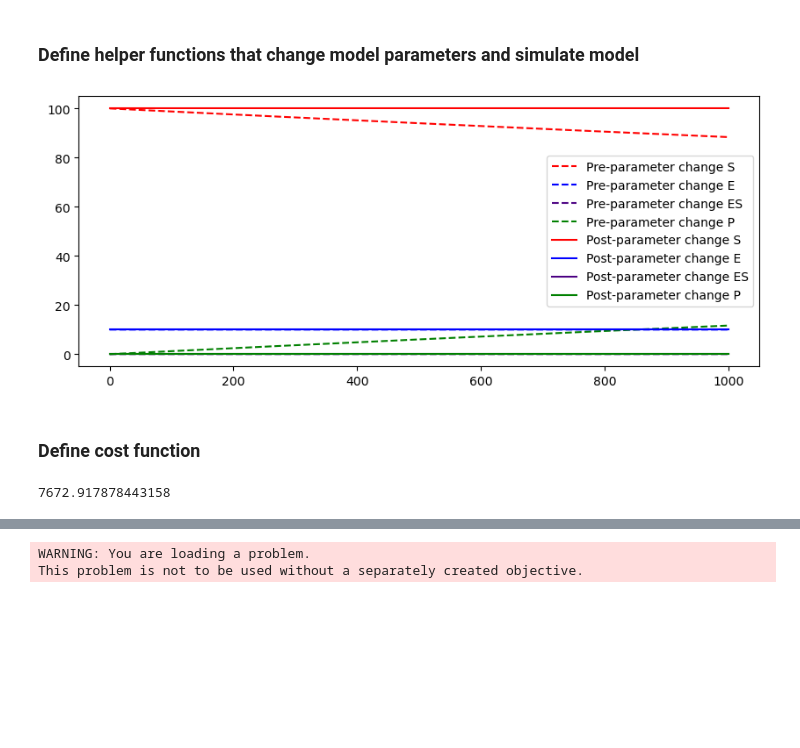
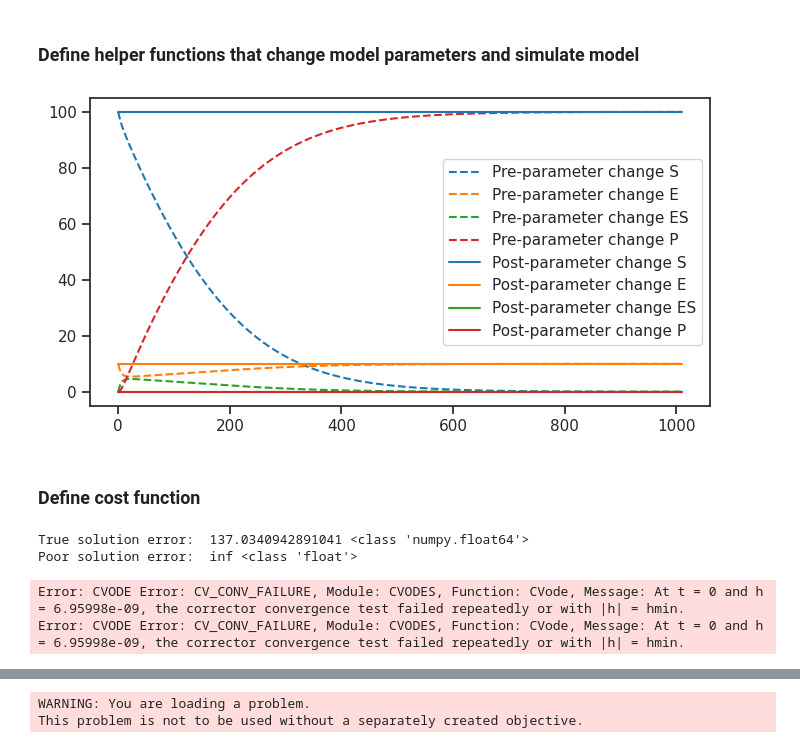
Before and after one commit to LarkinIt/ModelCalibrationExamples, a Jupyter notebook: Michaelis-Menten/mm_example.ipynb, the cells around one changed output, grey strips where cells are left out. Cells and saved outputs as stored; diff of their text form; code cells hidden in the pictures; blank space fills up the shorter version.

Commit message:
Michaelis-Menten example now fits to synthetic product data

```diff
--- a/Michaelis-Menten/mm_example.ipynb
+++ b/Michaelis-Menten/mm_example.ipynb
@@ -71,0 +88,27 @@ rr["init([S2])"] = float(init_conds[1]) # change initial enzyme concentration
+# %%
+def gaussian_noise(x,std, mu=0):
+    noise = np.random.normal(mu, std, size = x.shape)
+    x_noisy = x + noise
+    return x_noisy
+
+rr.resetAll()
+res = rr.simulate(0, DURATION, N_PTS)
+ts_data = res[:, 0]
+prod_traj = res[:, -1]
+
+std = PCT_NOISE * np.std(prod_traj)
+noisy_data = gaussian_noise(prod_traj, std)
+
+# Plot noisy data
+plt.figure(figsize=(8,4), dpi=100)
+plt.plot(ts_data, prod_traj, 'r-', label="Original")
+plt.plot(ts_data, noisy_data, 'rx', label="Noisy Data")
+plt.legend(); plt.margins(x=0.015, y=0.015)
+plt.xlabel('Time'); plt.ylabel('Concentration');
+plt.title('Synthetic Data');
+
+# Save for later
+df = pd.DataFrame()
+df['Time'] = ts_data
+df['Product'] = noisy_data
+df.to_csv('synthetic_mm_data.csv', index=False)
@@ -72,80 +117,77 @@ rr["init([S2])"] = float(init_conds[1]) # change initial enzyme concentration
 # %% [markdown]
 ### Define helper functions that change model parameters and simulate model
 # %%
-# determine output time points for model based on data time points
-step = (len(data_ts)-1)*10
-duration = 1000.0
-
 def change_and_run(new_params):
-    rr.reset()
+    rr.resetAll()
     for name,val in zip(PARAMS, new_params):
-        #print(name, "PRE-CHANGE IN MODEL: ",  rr[name])
         rr[name] = val
         rr.reset() # This forces assignment rules in the SBML model to be re-evaluated
         #print(name, val, rr[name])
     try:
-        res = rr.simulate(0, duration, steps=step)
+        res = rr.simulate(0, DURATION, N_PTS)
         #print(res)
     except:
         res = []
-    return res
+    return np.asarray(res)
 
 rr.resetAll()
-plt.figure(figsize=(10,4))
-orig_traj = rr.simulate(0, duration, steps=step)
+plt.figure(figsize=(8,4), dpi=100)
+orig_traj = rr.simulate(0, DURATION, N_PTS*100)
 orig_ts = orig_traj[:, 0]
-#print(orig_ts)
+
 orig_specs = np.transpose(orig_traj[:, 1:])
 for cur_label, cur_traj, cur_c in zip(SPECIES, orig_specs, SPECIES_COLORS):
     plt.plot(orig_ts, cur_traj, c=cur_c, label="Pre-parameter change %s"%cur_label, linestyle="--")
 plt.legend();
 
 # sanity check by setting all parameters to near 0
 traj = change_and_run([-10, -10, -10])
 traj_ts = traj[:, 0]
 traj_specs = np.transpose(traj[:, 1:])
 
 for cur_label, cur_traj, cur_c in zip(SPECIES, traj_specs, SPECIES_COLORS):
     plt.plot(traj_ts, cur_traj, c=cur_c, label="Post-parameter change %s"%cur_label)
 plt.legend();
 # %% [output]
-[figure, old version]
+[figure, new version]
 # %% [markdown]
 ### Define cost function
 # %%
 def cost_fun(params):
     candidate_params = copy.deepcopy(params)
-    guess_res = change_and_run(candidate_params)
+    res_guess = change_and_run(candidate_params)
 
-    if np.isnan(guess_res).any():
+    if np.isnan(res_guess).any() or not np.any(res_guess):
         return np.inf
 
-    guess_ts = guess_res[:, 0]
-    guess_s = guess_res[:, 1] # substrate
-    #print(guess_ts)
-    #print('Data: ', data_ts)
-    t_idxs = np.array([i for i in range(len(guess_ts)) for j in range(len(data_ts)) if math.isclose(guess_ts[i],data_ts[j])])
-    #print('\n\nT_IDXS: ', t_idxs, '\n', t_idxs.shape[0])
-    #print(data_ts.shape[0])
+    ts_guess = res_guess[:, 0]
+    p_guess = res_guess[:, -1] # product
 
-    #for g, d in zip(guess_ts, data_ts):
-    #print(g, d, g==d, math.isclose(g,d))
+    #print(ts_data, '\n', ts_guess[:10])
+    t_idxs = np.array([i for i in range(len(ts_guess)) for j in range(len(ts_data)) if math.isclose(ts_guess[i],ts_data[j])])
 
-    if t_idxs.shape[0] != data_ts.shape[0]:
+    if t_idxs.shape[0] != ts_data.shape[0]:
+        print(t_idxs.shape[0], ts_data.shape[0])
         raise Exception('Not all the times outputted by candidate parameter system are found in data time points! We cannot calculate error!')
 
-    guess_s_short = guess_s[t_idxs]
-    sse = np.sum(np.square(data_means - guess_s_short) / data_stds)
+    p_guess_short = p_guess[t_idxs]
+    # need to cast square difference as a numpy array otherwise the returned sse will be returned as a librr object which causes issues when saving in h5 file via pypesto
+    sse = np.sum(np.asarray(np.square(noisy_data - p_guess_short)))
 
     if LOG_ERROR:
         sse = np.log10(sse)
 
     return sse
 
+# sanity check should be less than poor solution error
+print("True solution error: ", cost_fun([-3,-2.5,-1]), type(cost_fun([-3,-2.5,-1])))
 
-cost_fun([-1,-1,-1])
+print("Poor solution error: ", cost_fun([10,1000,10]), type(cost_fun([10,1000,10])))
 # %% [output]
-7672.917878443158
+True solution error:  137.0340942891041 <class 'numpy.float64'>
+Poor solution error:  inf <class 'float'>
+Error: CVODE Error: CV_CONV_FAILURE, Module: CVODES, Function: CVode, Message: At t = 0 and h = 6.95998e-09, the corrector convergence test failed repeatedly or with |h| = hmin.
+Error: CVODE Error: CV_CONV_FAILURE, Module: CVODES, Function: CVode, Message: At t = 0 and h = 6.95998e-09, the corrector convergence test failed repeatedly or with |h| = hmin.
 # %%
 error = pypesto.Objective(fun=cost_fun)
 
```
Also changed, not shown: parts of 30 cells of this notebook, 4 other files.
